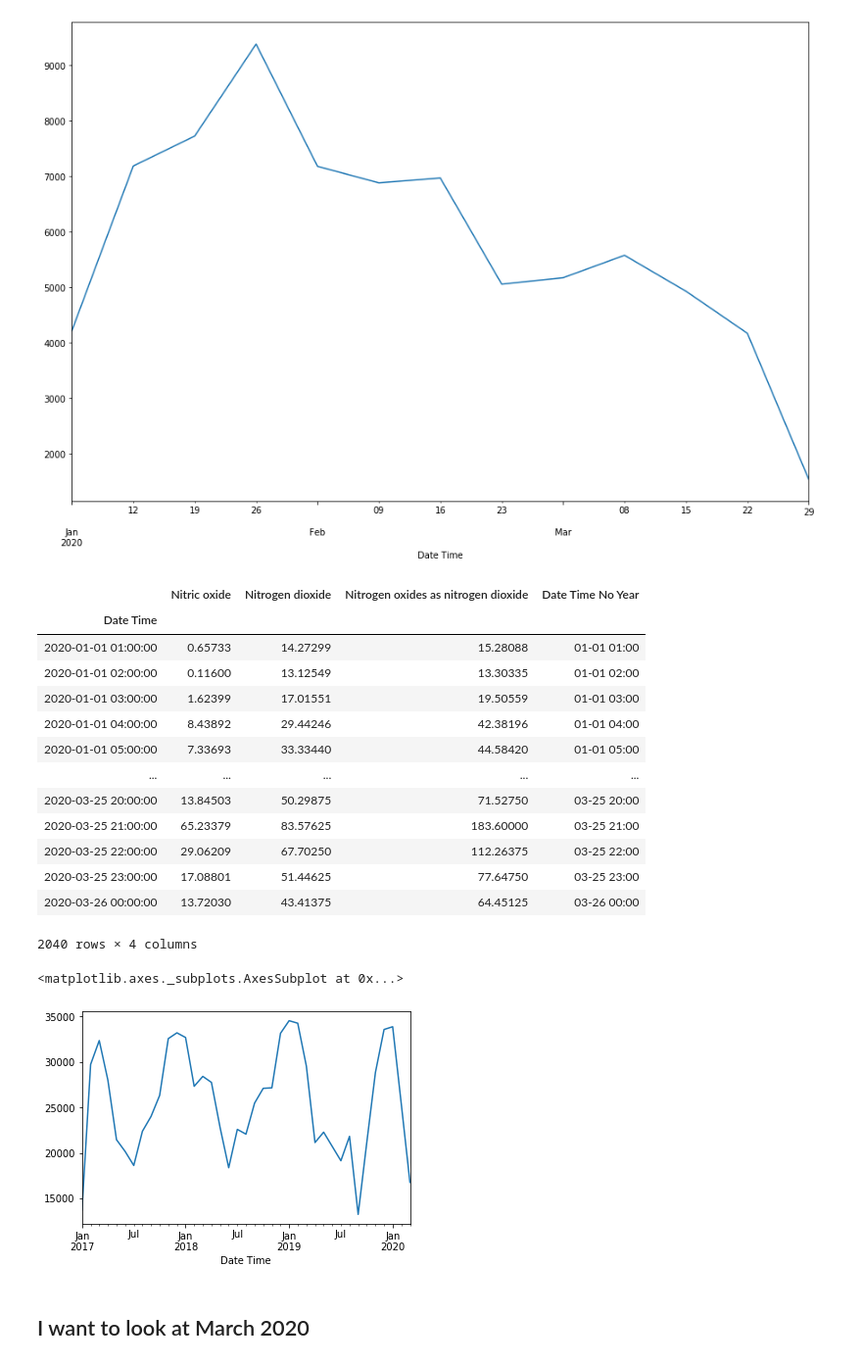
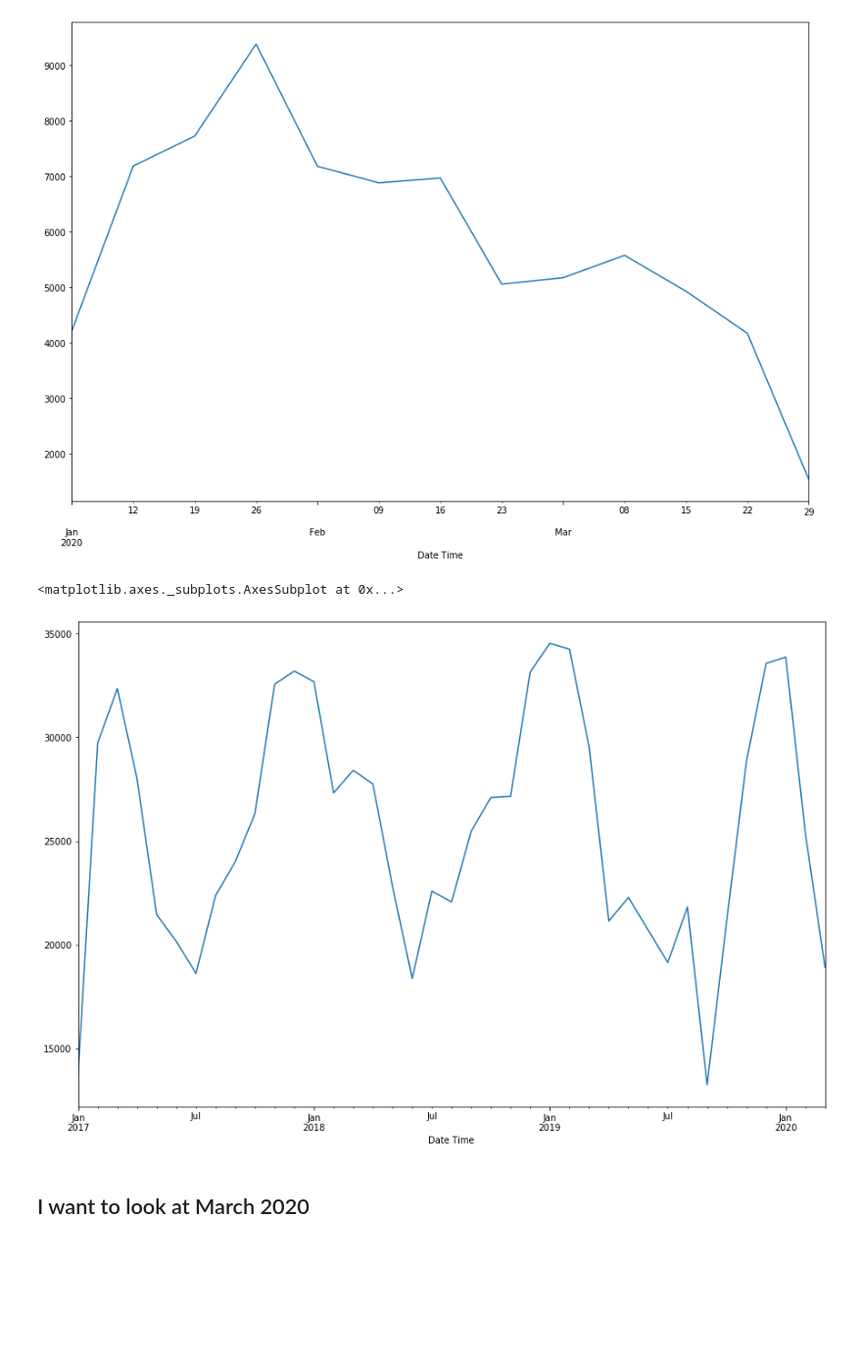
Before and after one commit to productivityboyz/Air-Pollution-Project, a Jupyter notebook: Derby Air Pollution.ipynb, the cells around one changed output. Shown at 98% size. Saved outputs shown, nothing was run; the diff lists cells and outputs as text; code cells hidden in the pictures; blank space fills up the shorter version.

```diff
--- a/Derby Air Pollution.ipynb
+++ b/Derby Air Pollution.ipynb
@@ -235,28 +105,11 @@ df_2020['Nitrogen dioxide'].resample('W').sum().plot(figsize=(15,10))
 # %% [output]
 <matplotlib.axes._subplots.AxesSubplot at 0x...>
 [figure]
-# %%
-df_2020
-# %% [output]
-|  | Nitric oxide | Nitrogen dioxide | Nitrogen oxides as nitrogen dioxide | Date Time No Year |
-| Date Time |  |  |  |  |
-| 2020-01-01 01:00:00 | 0.65733 | 14.27299 | 15.28088 | 01-01 01:00 |
-| 2020-01-01 02:00:00 | 0.11600 | 13.12549 | 13.30335 | 01-01 02:00 |
-| 2020-01-01 03:00:00 | 1.62399 | 17.01551 | 19.50559 | 01-01 03:00 |
-| 2020-01-01 04:00:00 | 8.43892 | 29.44246 | 42.38196 | 01-01 04:00 |
-| 2020-01-01 05:00:00 | 7.33693 | 33.33440 | 44.58420 | 01-01 05:00 |
-| ... | ... | ... | ... | ... |
-| 2020-03-25 20:00:00 | 13.84503 | 50.29875 | 71.52750 | 03-25 20:00 |
-| 2020-03-25 21:00:00 | 65.23379 | 83.57625 | 183.60000 | 03-25 21:00 |
-| 2020-03-25 22:00:00 | 29.06209 | 67.70250 | 112.26375 | 03-25 22:00 |
-| 2020-03-25 23:00:00 | 17.08801 | 51.44625 | 77.64750 | 03-25 23:00 |
-| 2020-03-26 00:00:00 | 13.72030 | 43.41375 | 64.45125 | 03-26 00:00 |
-2040 rows × 4 columns
 # %%
-df_all['Nitrogen dioxide'].resample('M').sum().plot(figsize=(15,10))
+df_all_index['Nitrogen dioxide'].resample('M').sum().plot(figsize=(15,10))
 # %% [output]
 <matplotlib.axes._subplots.AxesSubplot at 0x...>
-[figure, old version]
+[figure, new version]
 # %% [markdown]
 ## I want to look at March 2020
 # %%
```
Also changed, not shown: parts of 33 cells of this notebook, 1 other file.
